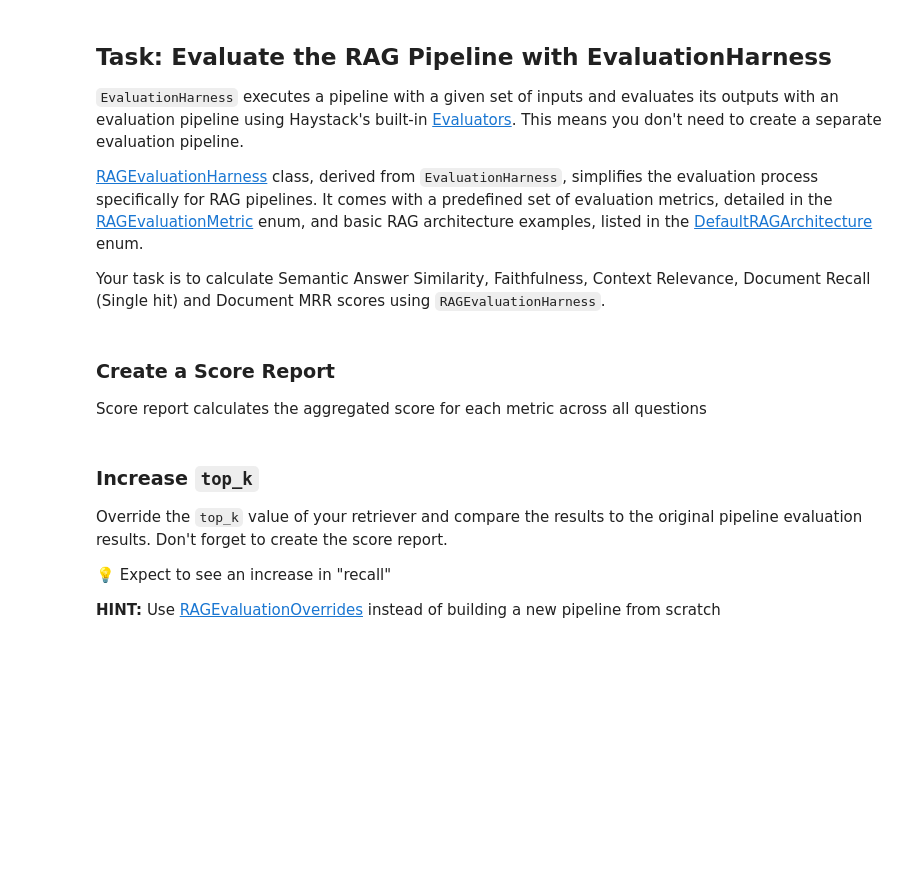
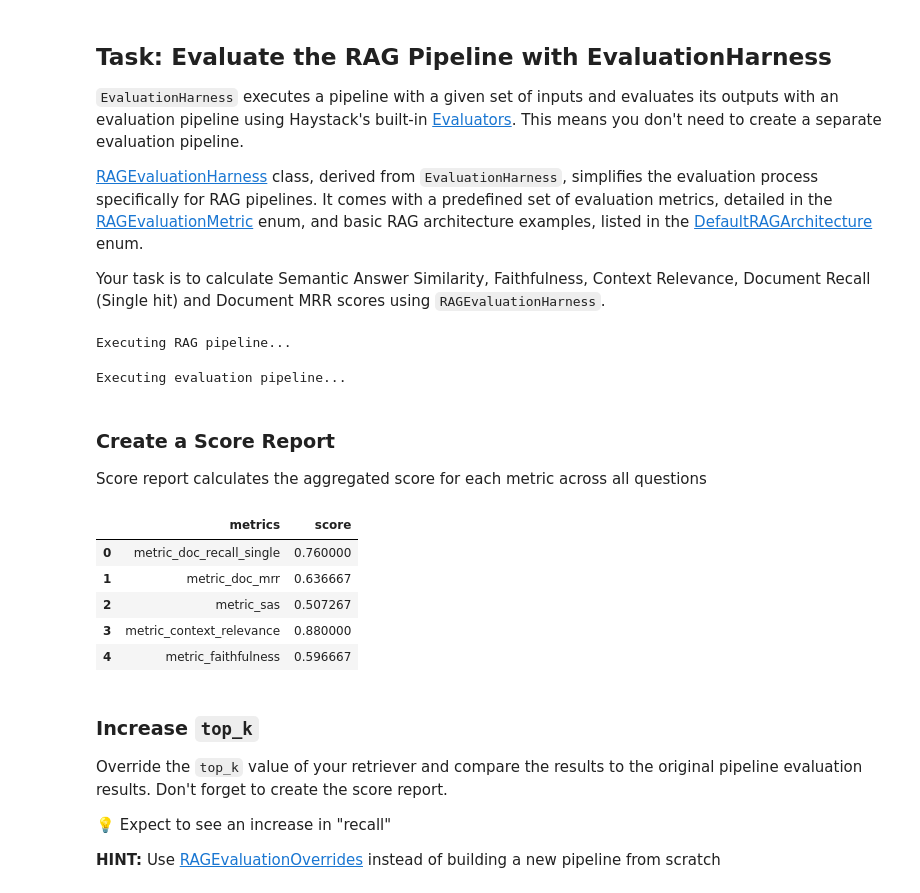
Before and after one commit to d-kleine/Advent_of_HayStack, a Jupyter notebook: 10_Evaluation_Harness.ipynb, the cells around one changed output. Drawn from its saved outputs; the diff is of its cells as text; code cells hidden in the pictures; blank space fills up the shorter version.

```diff
--- a/10_Evaluation_Harness.ipynb
+++ b/10_Evaluation_Harness.ipynb
@@ -191,9 +270,10 @@ rag_pipeline.connect("prompt_builder", "generator")
 # %% [markdown]
 Test your pipeline before starting evaluation
 # %%
-question = "Cadmium Chloride is slightly soluble in this chemical, it is also called what?"
+question = (
+    "Cadmium Chloride is slightly soluble in this chemical, it is also called what?"
+)
 
-rag_pipeline.run({
-    "query_embedder": {"text": question},
-    "prompt_builder": {"question": question}
-})
+rag_pipeline.run(
+    {"query_embedder": {"text": question}, "prompt_builder": {"question": question}}
+)
@@ -229,10 +293,50 @@ harness_eval_run = pipeline_eval_harness.run(inputs=eval_harness_input, run_name
+# %%
+from haystack_experimental.evaluation.harness.rag import (
+    DefaultRAGArchitecture,
+    RAGEvaluationHarness,
+    RAGEvaluationMetric,
+    RAGEvaluationInput,
+)
+
+pipeline_eval_harness = RAGEvaluationHarness(
+    rag_pipeline=rag_pipeline,
+    rag_components=DefaultRAGArchitecture.GENERATION_WITH_EMBEDDING_RETRIEVAL,
+    metrics={
+        RAGEvaluationMetric.SEMANTIC_ANSWER_SIMILARITY,
+        RAGEvaluationMetric.FAITHFULNESS,
+        RAGEvaluationMetric.CONTEXT_RELEVANCE,
+        RAGEvaluationMetric.DOCUMENT_RECALL_SINGLE_HIT,
+        RAGEvaluationMetric.DOCUMENT_MRR,
+    },
+)
+
+eval_harness_input = RAGEvaluationInput(
+    queries=questions,
+    ground_truth_answers=ground_truth_answers,
+    ground_truth_documents=ground_truth_documents,
+    rag_pipeline_inputs={"prompt_builder": {"question": (questions)}},
+)
+
+harness_eval_run = pipeline_eval_harness.run(
+    inputs=eval_harness_input, run_name="rag_eval"
+)
+# %% [output]
+Executing RAG pipeline...
+Executing evaluation pipeline...
 # %% [markdown]
 ### Create a Score Report
 
 Score report calculates the aggregated score for each metric across all questions
 # %%
 ## TODO: Generate a score report
-harness_eval_run....
+harness_eval_run.results.score_report()
+# %% [output]
+|  | metrics | score |
+| 0 | metric_doc_recall_single | 0.760000 |
+| 1 | metric_doc_mrr | 0.636667 |
+| 2 | metric_sas | 0.507267 |
+| 3 | metric_context_relevance | 0.880000 |
+| 4 | metric_faithfulness | 0.596667 |
 # %% [markdown]
 ### Increase `top_k`
 
```
Also changed, not shown: parts of 19 cells of this notebook.
